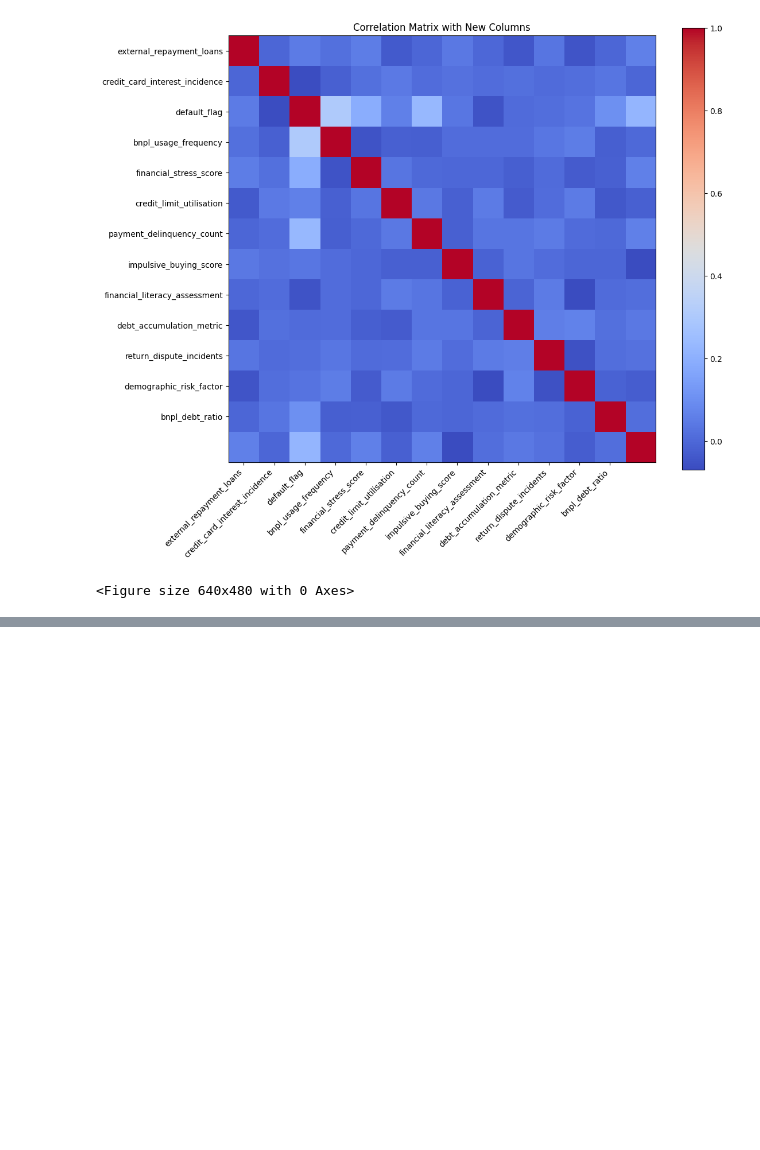
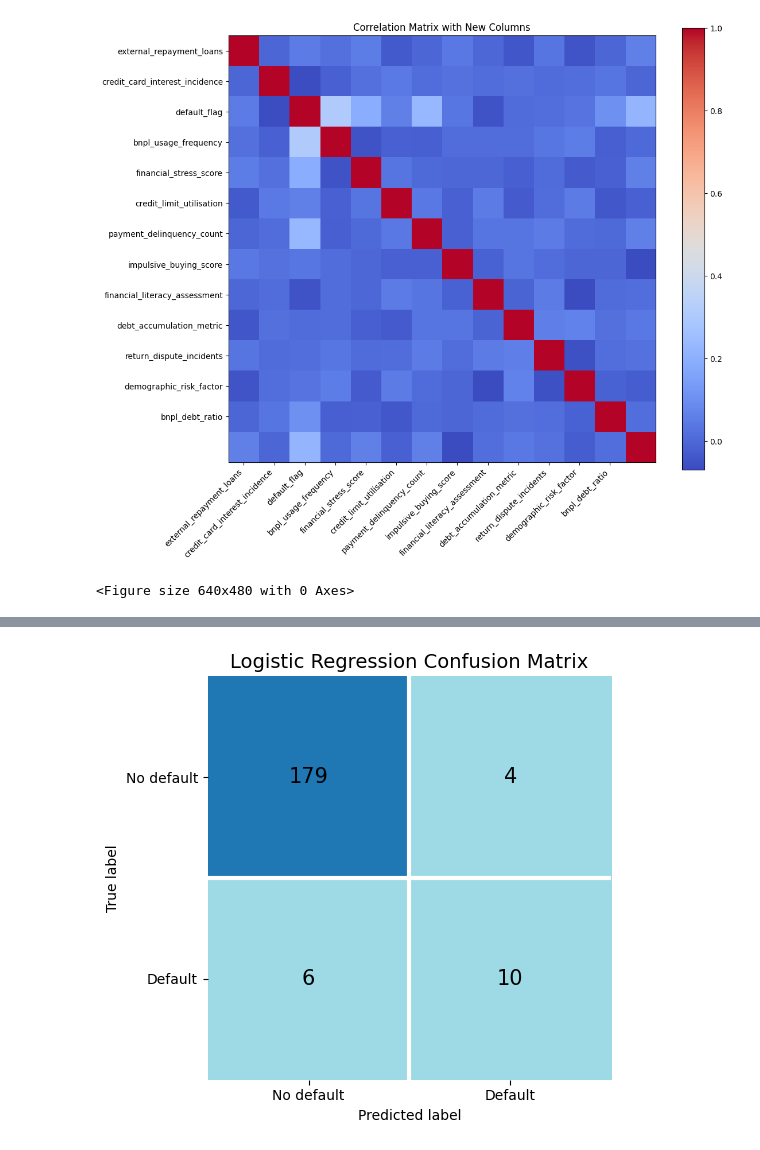
Before and after one commit to IsmailZei/Credit-Risk-Models-in-BNPL, a Jupyter notebook: Plots.ipynb, the cells around one changed output, grey strips where cells are left out. Cells and saved outputs as stored; diff of their text form; code cells hidden in the pictures; blank space fills up the shorter version.

```diff
--- a/Plots.ipynb
+++ b/Plots.ipynb
@@ -240,0 +350,45 @@ plt.savefig('Plots\Correlation Matricies\correlation_matrix_new.png')
+# %%
+with open("Results/LR_model_results.json", "r") as f:
+    LR_results = json.load(f)
+with open("Results/RF_model_results.json", "r") as f:
+    RF_results = json.load(f)
+with open("Results/XGB_model_results.json", "r") as f:
+    XGB_results = json.load(f)
+with open("Results/SOM_RF_model_results.json", "r") as f:
+    SOM_RF_results = json.load(f)
+with open("Results/SOM_XGB_model_results.json", "r") as f:
+    SOM_XGB_results = json.load(f)
+with open("Results/K-Means_RF_model_results.json", "r") as f:
+    KMeans_RF_results = json.load(f)
+with open("Results/K-Means_XGB_model_results.json", "r") as f:
+    KMeans_XGB_results = json.load(f)
+# %%
+cm = np.array(LR_results["confusion_matrix"])
+  # Assuming confusion matrix is stored in the results
+# Create the display
+disp = ConfusionMatrixDisplay(confusion_matrix=cm,
+                              display_labels=['No default', 'Default'])
+
+# Plot with your custom settings
+fig, ax = plt.subplots(figsize=(6, 5))
+disp.plot(values_format='d', cmap='tab20_r', ax=ax, colorbar=0)
+
+# Make the numbers bigger
+for text in disp.text_.ravel():
+    text.set_fontsize(15)
+    text.set_color('black')
+
+n_classes = cm.shape[0]
+for i in range(1, n_classes):
+    ax.axhline(i - 0.5, color='white', linewidth=3)
+    ax.axvline(i - 0.5, color='white', linewidth=3)
+
+for spine in ax.spines.values():
+    spine.set_visible(False)
+
+plt.title('Logistic Regression Confusion Matrix', fontsize=14)
+plt.tight_layout()
+plt.savefig("Plots/Confusion Matricies/Logistic_Regression_cm.png", dpi=300, bbox_inches='tight')
+plt.show()
+# %% [output]
+[figure, added]
```
Also changed, not shown: parts of 11 cells of this notebook, 23 other files.
